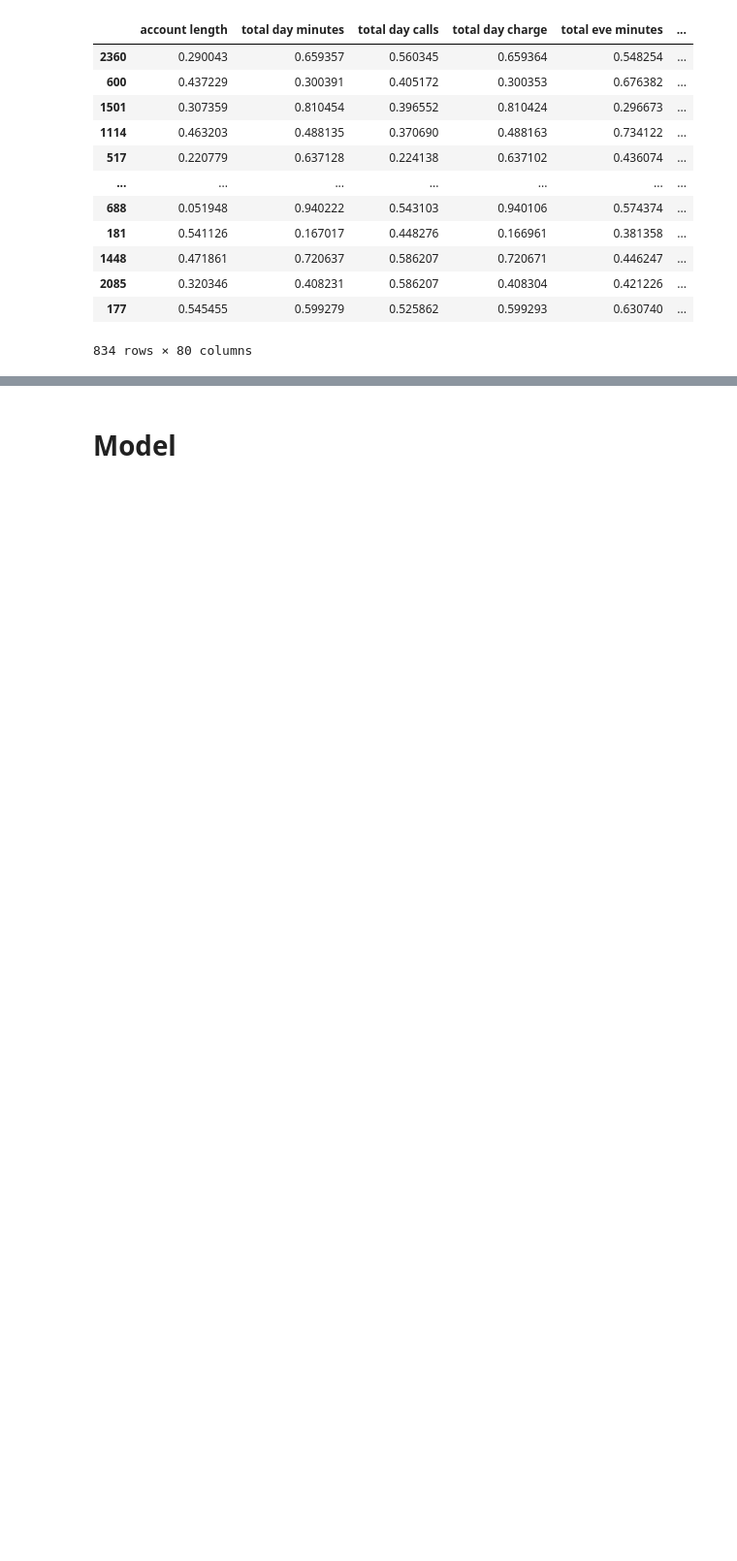
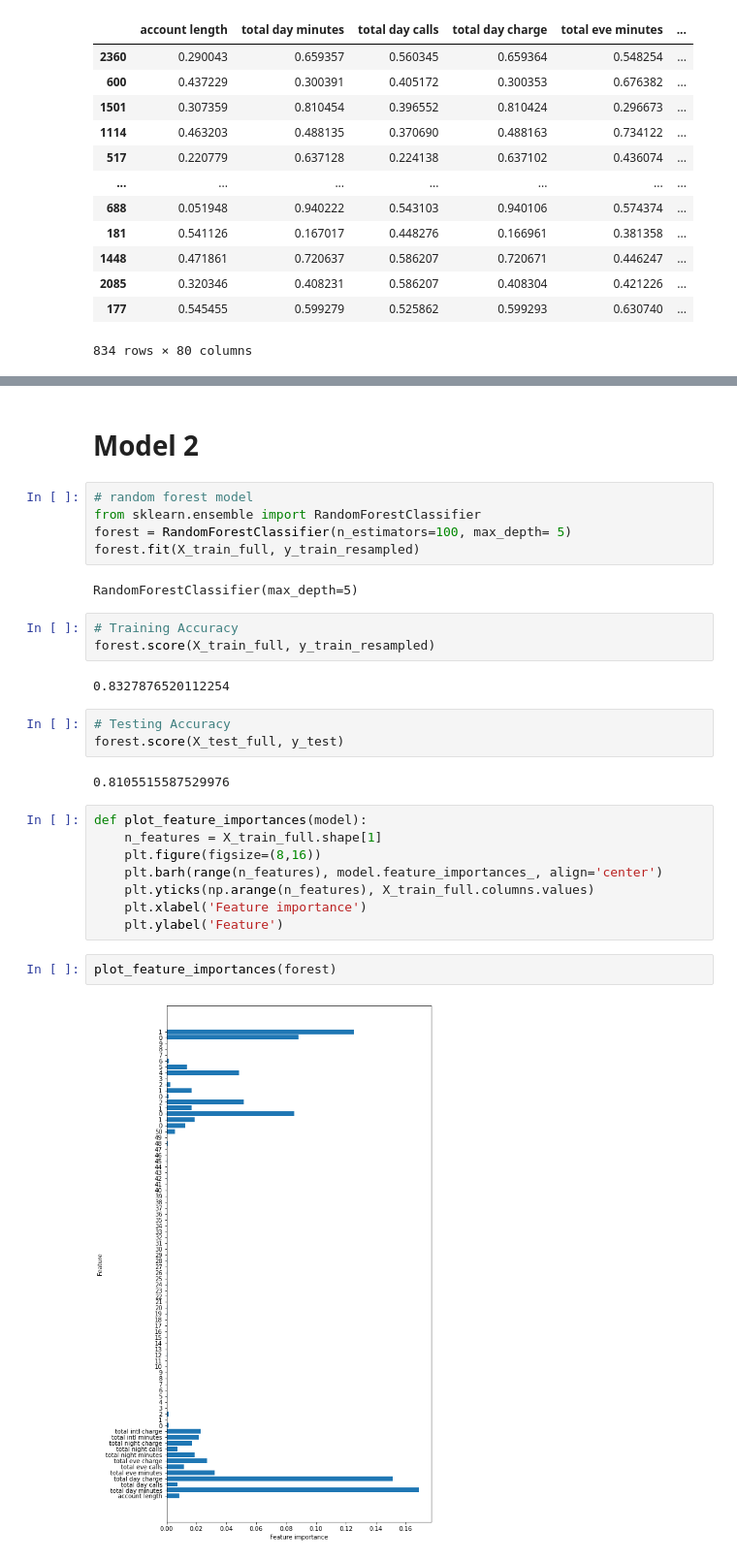
Before and after one commit to samoliver3/dsc-phase-3-project, a Jupyter notebook: notebooks/modeling.ipynb, the cells around one changed output, grey strips where cells are left out. Shown at 97% size. Saved outputs shown, nothing was run; the diff lists cells and outputs as text; blank space fills up the shorter version.

Commit message:
Finished Model 2

```diff
--- a/notebooks/modeling.ipynb
+++ b/notebooks/modeling.ipynb
@@ -400,2 +382,31 @@ Test set is about 73% accurate.
 # %% [markdown]
-# Model
+# Model 2
+# %%
+# random forest model
+from sklearn.ensemble import RandomForestClassifier
+forest = RandomForestClassifier(n_estimators=100, max_depth= 5)
+forest.fit(X_train_full, y_train_resampled)
+# %% [output]
+RandomForestClassifier(max_depth=5)
+# %%
+# Training Accuracy
+forest.score(X_train_full, y_train_resampled)
+# %% [output]
+0.8327876520112254
+# %%
+# Testing Accuracy
+forest.score(X_test_full, y_test)
+# %% [output]
+0.8105515587529976
+# %%
+def plot_feature_importances(model):
+    n_features = X_train_full.shape[1]
+    plt.figure(figsize=(8,16))
+    plt.barh(range(n_features), model.feature_importances_, align='center')
+    plt.yticks(np.arange(n_features), X_train_full.columns.values)
+    plt.xlabel('Feature importance')
+    plt.ylabel('Feature')
+# %%
+plot_feature_importances(forest)
+# %% [output]
+[figure, added]
```
Also changed, not shown: parts of 11 cells of this notebook.
